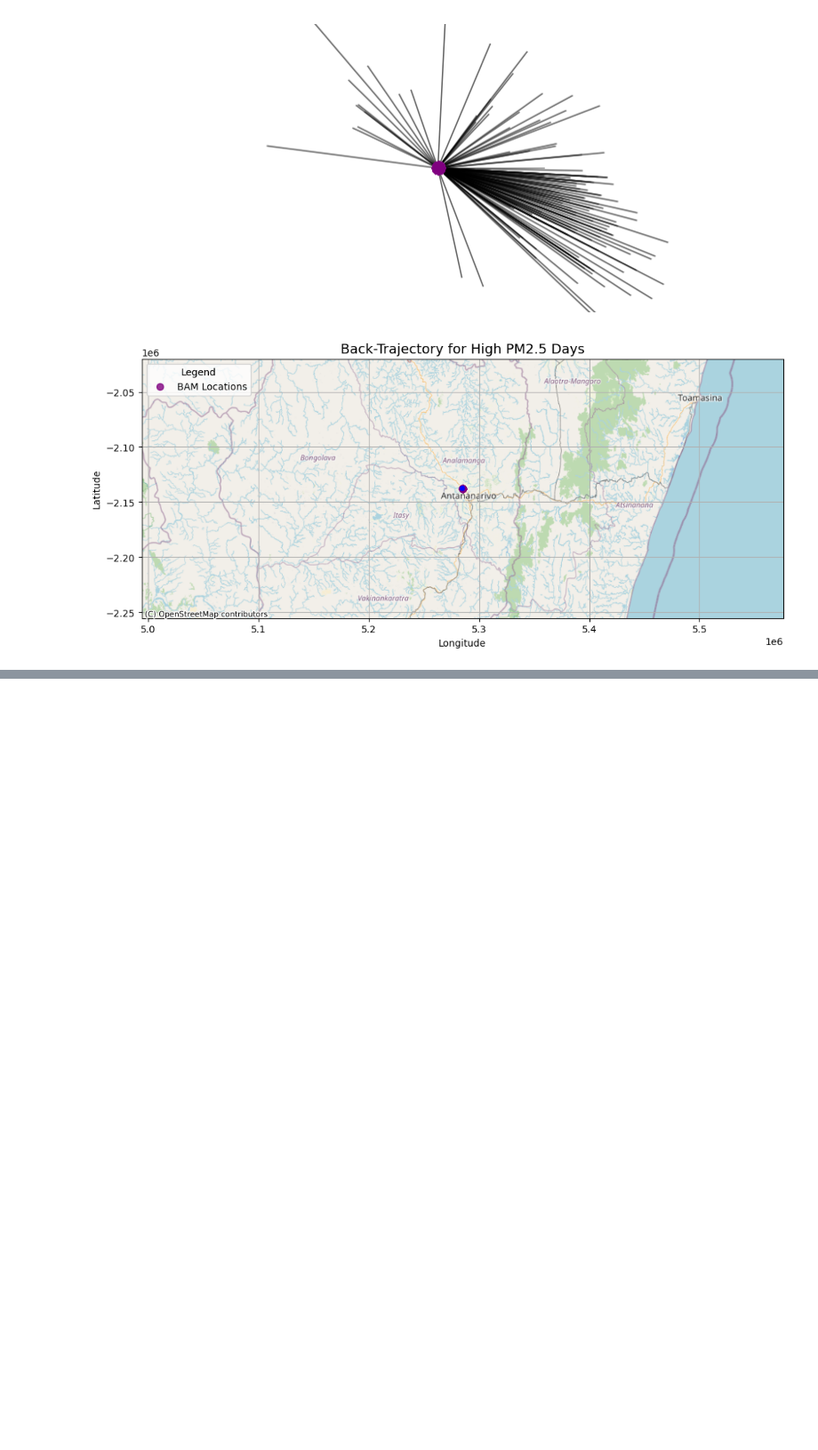
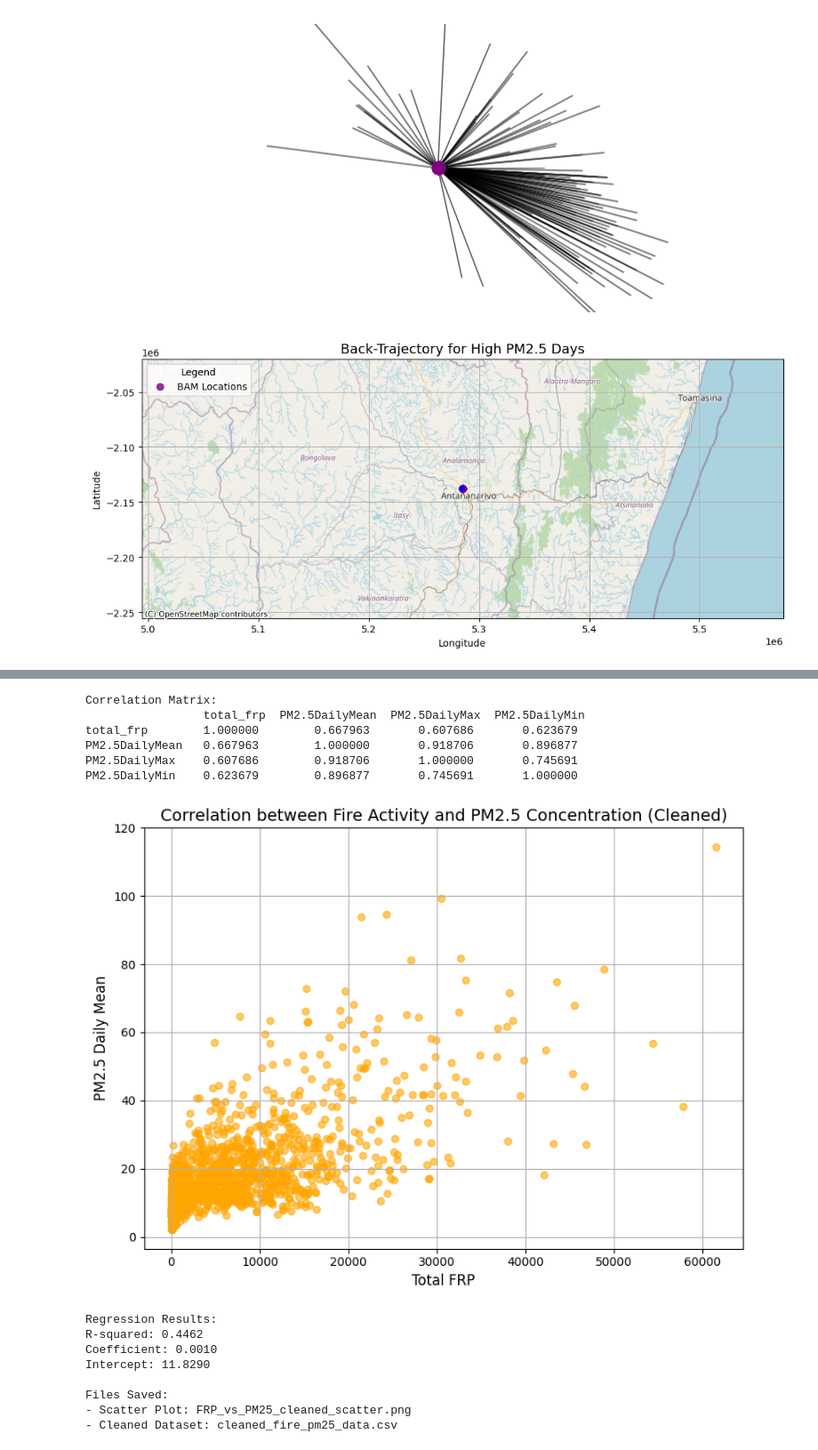
Before and after one commit to LovaMarline/Air_Quality_Madagascar, a Jupyter notebook: Marline_et_al_ERS.ipynb, the cells around one changed output, grey strips where cells are left out. Shown at 89% size. Cells and saved outputs as stored; diff of their text form; code cells hidden in the pictures; blank space fills up the shorter version.

```diff
--- a/Marline_et_al_ERS.ipynb
+++ b/Marline_et_al_ERS.ipynb
@@ -156,0 +286,78 @@ plt.show()
+# %%
+# Load datasets
+fire_file_name = list(fire_uploaded.keys())[0]  # Fire data file
+pm25_file_name = list(pm25_uploaded.keys())[0]  # PM2.5 data file
+fire_data = pd.read_csv(fire_file_name)
+pm25_data = pd.read_csv(pm25_file_name)
+
+# Ensure proper datetime format for both datasets
+fire_data['acq_date'] = pd.to_datetime(fire_data['acq_date'], errors='coerce')
+pm25_data['date'] = pd.to_datetime(pm25_data['date'])
+
+# Aggregate fire data (total FRP) by date
+fire_aggregated = fire_data.groupby('acq_date').agg({'frp': 'sum'}).reset_index()
+fire_aggregated.rename(columns={'acq_date': 'date', 'frp': 'total_frp'}, inplace=True)
+
+# Merge the fire and PM2.5 datasets on the date column
+merged_data = pd.merge(fire_aggregated, pm25_data, on='date', how='inner')
+
+# Remove rows with negative PM2.5 values
+merged_data_cleaned = merged_data[(merged_data['PM2.5DailyMean'] >= 0) &
+                                  (merged_data['PM2.5DailyMax'] >= 0) &
+                                  (merged_data['PM2.5DailyMin'] >= 0)]
+
+# Calculate correlation matrix
+correlation_matrix = merged_data_cleaned[['total_frp', 'PM2.5DailyMean', 'PM2.5DailyMax', 'PM2.5DailyMin']].corr()
+print("Correlation Matrix:\n", correlation_matrix)
+
+# Scatter plot: Total FRP vs PM2.5 Daily Mean
+plt.figure(figsize=(8, 6))
+plt.scatter(merged_data_cleaned['total_frp'], merged_data_cleaned['PM2.5DailyMean'], alpha=0.6, c='orange')
+plt.title('Correlation between Fire Activity and PM2.5 Concentration (Cleaned)', fontsize=14)
+plt.xlabel('Total FRP', fontsize=12)
+plt.ylabel('PM2.5 Daily Mean', fontsize=12)
+plt.grid(True)
+plt.tight_layout()
+plt.savefig("FRP_vs_PM25_cleaned_scatter.png")
+plt.show()
+
+# Regression analysis
+X = merged_data_cleaned[['total_frp']]  # Independent variable
+y = merged_data_cleaned['PM2.5DailyMean']  # Dependent variable
+
+# Fit the linear regression model
+model = LinearRegression()
+model.fit(X, y)
+
+# Print regression results
+print("\nRegression Results:")
+print(f"R-squared: {model.score(X, y):.4f}")
+print(f"Coefficient: {model.coef_[0]:.4f}")
+print(f"Intercept: {model.intercept_:.4f}")
+
+# Save scatter plot and export cleaned dataset
+merged_data_cleaned.to_csv("cleaned_fire_pm25_data.csv", index=False)
+print("\nFiles Saved:")
+print("- Scatter Plot: FRP_vs_PM25_cleaned_scatter.png")
+print("- Cleaned Dataset: cleaned_fire_pm25_data.csv")
+
+# Provide download links
+from google.colab import files
+files.download("FRP_vs_PM25_cleaned_scatter.png")
+files.download("cleaned_fire_pm25_data.csv")
+# %% [output]
+Correlation Matrix:
+                 total_frp  PM2.5DailyMean  PM2.5DailyMax  PM2.5DailyMin
+total_frp        1.000000        0.667963       0.607686       0.623679
+PM2.5DailyMean   0.667963        1.000000       0.918706       0.896877
+PM2.5DailyMax    0.607686        0.918706       1.000000       0.745691
+PM2.5DailyMin    0.623679        0.896877       0.745691       1.000000
+[figure, added]
+Regression Results:
+R-squared: 0.4462
+Coefficient: 0.0010
+Intercept: 11.8290
+
+Files Saved:
+- Scatter Plot: FRP_vs_PM25_cleaned_scatter.png
+- Cleaned Dataset: cleaned_fire_pm25_data.csv
```
Also changed, not shown: parts of 6 cells of this notebook.
